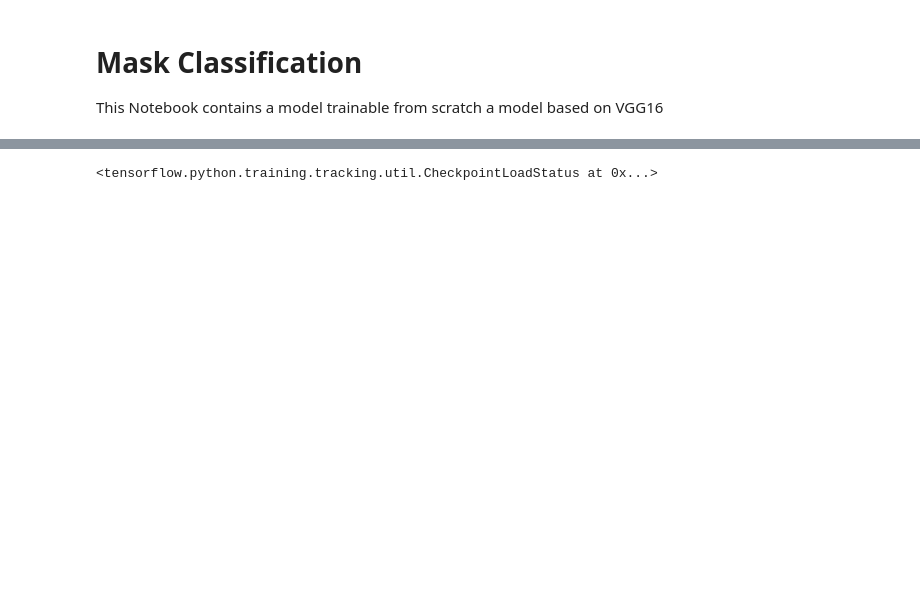
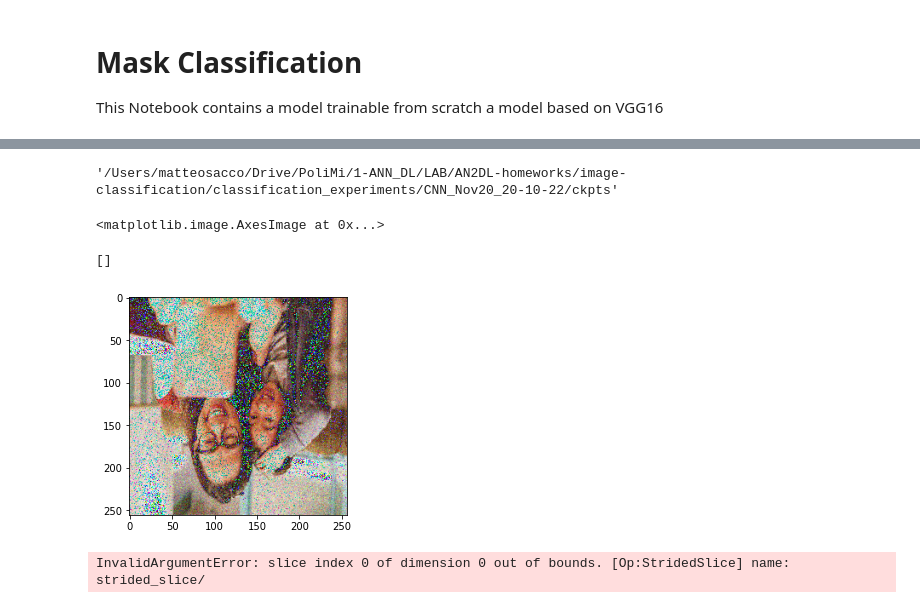
Before and after one commit to giovannidispoto/AN2DL-homeworks, a Jupyter notebook: image-classification/mask-TL-retrain.ipynb, the cells around one changed output, grey strips where cells are left out. Cells and saved outputs as stored; diff of their text form; code cells hidden in the pictures; blank space fills up the shorter version.

```diff
--- a/image-classification/mask-TL-retrain.ipynb
+++ b/image-classification/mask-TL-retrain.ipynb
@@ -17,7 +24,7 @@ cwd = os.getcwd();
 # %%
 def add_noise(img):
     '''Add random noise to an image'''
-    VARIABILITY = 50
+    VARIABILITY = 25
     deviation = VARIABILITY*random.random()
     noise = np.random.normal(0, deviation, img.shape)
     img += noise
@@ -25,7 +32,6 @@ def add_noise(img):
     return img
 # %%
 from tensorflow.keras.preprocessing.image import ImageDataGenerator
-
 
 apply_data_augmentation = True
 
@@ -36,14 +42,12 @@ if apply_data_augmentation: #if data augmentation is enabled, create the generat
                                         vertical_flip=True,
                                         fill_mode='constant',
                                         cval=0,
-                                        validation_split = 0.3,
+                                        validation_split = 0.25,
                                         preprocessing_function=add_noise,
                                         rescale=1./255)
 else: #rescale only the image
      train_data_gen = ImageDataGenerator(rescale = 1./255, validation_split = 0.3)
 
 #rescale only on validation dataset and test dataset
-valid_data_gen = ImageDataGenerator(rescale = 1./255)
-
 test_data_gen = ImageDataGenerator(rescale = 1./255)
 # %%
@@ -64,6 +72,10 @@ InteractiveShell.ast_node_interactivity = "all"
 import json
 
 #setting dirs
+# dataset_dir = os.path.join(cwd, "MaskDataset")
+# dataset_dir = os.path.join('/Users/matteosacco/Documents/Datasets', "MaskDataset")
+#cwd = "/content/drive/My Drive/PoliMi/1-ANN_DL/LAB/AN2DL-homeworks/"
+#dataset_dir = os.path.join(cwd, "MaskDataset")
 dataset_dir = os.path.join(cwd, "MaskDataset")
 training_dir = os.path.join(dataset_dir, "training")
 validation_dir = training_dir
@@ -85,13 +97,15 @@ train_gen = train_data_gen.flow_from_dataframe(dataframe,
                                                batch_size=bs,
                                                target_size=(img_h, img_w),
                                                class_mode='categorical',
+                                               subset='training',
                                                shuffle=True,
                                                seed=SEED)
 
-valid_gen = valid_data_gen.flow_from_dataframe(dataframe,
+valid_gen = train_data_gen.flow_from_dataframe(dataframe,
                                                training_dir,
                                                batch_size=bs,
                                                target_size=(img_h, img_w),
+                                               subset='validation',
                                                class_mode='categorical',
                                                shuffle=True,
                                                seed=SEED)
@@ -193,12 +207,10 @@ Non-trainable params: 7,635,264
 _________________________________________________________________
 # %%
-# Load the model
-load_model = True
-if load_model:
-    latest = tf.train.latest_checkpoint(os.path.join("C:\\Users\\Giovanni\\Desktop\\Università\\Magistrale\\ANN\\AN2DL-homeworks\\image-classification\\classification_experiments\\CNN_Nov12_19-13-43\\ckpts", ""))
-    model.load_weights(latest, by_name=False)
+# # Load the model
+# load_model = True
+# if load_model:
+#     latest = tf.train.latest_checkpoint(os.path.join("C:\\Users\\Giovanni\\Desktop\\Università\\Magistrale\\ANN\\AN2DL-homeworks\\image-classification\\classification_experiments\\CNN_Nov12_19-13-43\\ckpts", ""))
+#     model.load_weights(latest, by_name=False)
-# %% [output]
-<tensorflow.python.training.tracking.util.CheckpointLoadStatus at 0x...>
 # %%
 # Optimization params
 # -------------------
@@ -223,8 +235,10 @@ model.compile(optimizer=optimizer, loss=loss, metrics=metrics)
 from datetime import datetime
 
 
+exps_dir = os.path.join(cwd, 'image-classification') # added
+exps_dir = os.path.join(exps_dir, 'classification_experiments')
 
-exps_dir = os.path.join(cwd, 'classification_experiments')
+# exps_dir = os.path.join(cwd, 'classification_experiments')
 if not os.path.exists(exps_dir):
     os.makedirs(exps_dir)
 
@@ -266,5 +280,39 @@ early_stop = True
 if early_stop:
     es_callback = tf.keras.callbacks.EarlyStopping(monitor='val_loss', patience=5,restore_best_weights=True )
     callbacks.append(es_callback)
+
+ckpt_dir
+# %% [output]
+'/Users/matteosacco/Drive/PoliMi/1-ANN_DL/LAB/AN2DL-homeworks/image-classification/classification_experiments/CNN_Nov20_20-10-22/ckpts'
+# %%
+import time
+import matplotlib.pyplot as plt
+
+%matplotlib inline
+
+iterator = iter(train_dataset)
+# %%
+augmented_img, target = next(iterator)
+augmented_img = np.array(augmented_img[0]) # First element
+augmented_img = augmented_img * 255  # denormalize
+
+plt.imshow(np.uint8(augmented_img))
+#fig.canvas.draw()
+plt.plot()
+# %% [output]
+<matplotlib.image.AxesImage at 0x...>
+[]
+[figure, added]
+# %%
+iterator2 = iter(valid_dataset)
+augmented_img, target = next(iterator2)
+augmented_img = np.array(augmented_img[0]) # First element
+augmented_img = augmented_img * 255  # denormalize
+
+plt.imshow(np.uint8(augmented_img))
+#fig.canvas.draw()
+plt.plot()
+# %% [output]
+InvalidArgumentError: slice index 0 of dimension 0 out of bounds. [Op:StridedSlice] name: strided_slice/
 # %%
 model.fit(x=train_dataset,
```
Also changed, not shown: parts of 10 cells of this notebook, 15 other files.
